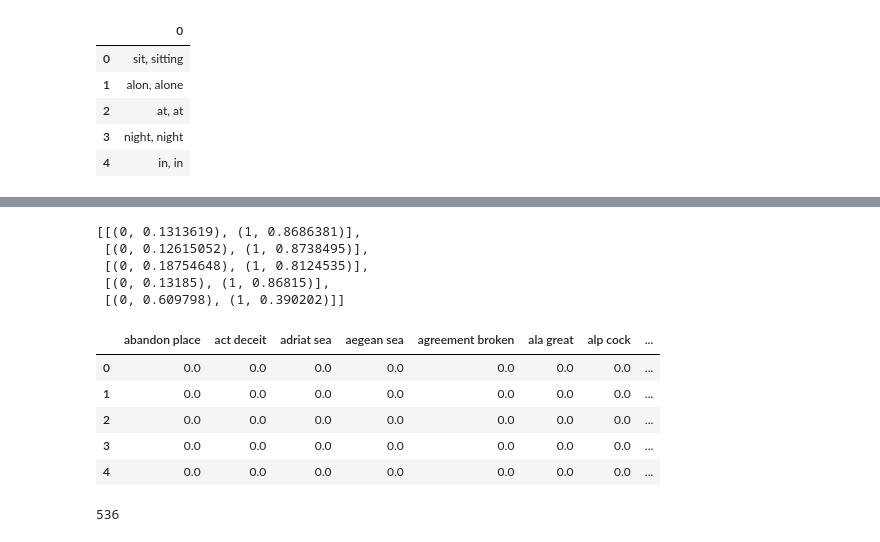
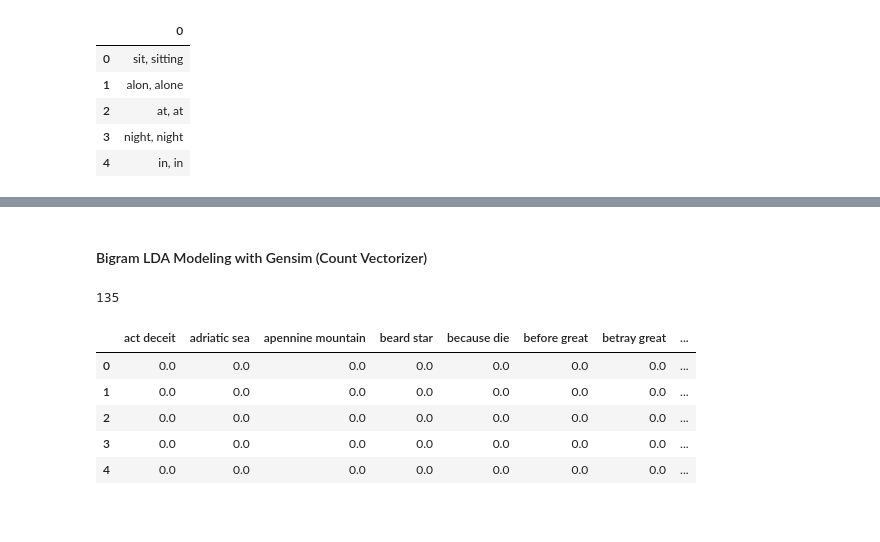
Before and after one commit to cyaris/nostradamus_prophecies, a Jupyter notebook: Nostradamus NLTK.ipynb, the cells around one changed output, grey strips where cells are left out. Saved outputs shown, nothing was run; the diff lists cells and outputs as text; code cells hidden in the pictures; blank space fills up the shorter version.

```diff
--- a/Nostradamus NLTK.ipynb
+++ b/Nostradamus NLTK.ipynb
@@ -40,5 +32,0 @@ class LemmaStemTokenizer(object):
-# %%
-def replace(string, substitutions):
-    for i, substitution in enumerate(substitutions):
-        string = deepcopy(([s.replace(list(substitutions.keys())[i], list(substitutions.values())[i]) for s in string]))
-    return string
@@ -177,0 +170,2 @@ tf_cv1_df.head()
+# %%
+tokenized_df_group = pd.read_pickle('tokenized_df_group.pkl')
@@ -234,8 +237,0 @@ lda_docs = [doc for doc in lda_corpus]
-# %%
-lda_docs[0:5]
-# %% [output]
-[[(0, 0.1313619), (1, 0.8686381)],
- [(0, 0.12615052), (1, 0.8738495)],
- [(0, 0.18754648), (1, 0.8124535)],
- [(0, 0.13185), (1, 0.86815)],
- [(0, 0.609798), (1, 0.390202)]]
@@ -258,13 +238,17 @@ tf_cv2_df = pd.DataFrame(X.toarray(), columns = tf_cv2.get_feature_names())
+# %% [markdown]
+#### Bigram LDA Modeling with Gensim (Count Vectorizer)
+# %%
+cv2_df = dtm_bigram(TfidfVectorizer, tokenized_df_group, df['prophecy'], 3)[1]
+# %%
+len(cv2_df.columns)
+# %% [output]
+135
 # %%
-tf_cv2_df.head()
+cv2_df.head()
 # %% [output]
-|  | abandon place | act deceit | adriat sea | aegean sea | agreement broken | ala great | alp cock | ... |
+|  | act deceit | adriatic sea | apennine mountain | beard star | because die | before great | betray great | ... |
 | 0 | 0.0 | 0.0 | 0.0 | 0.0 | 0.0 | 0.0 | 0.0 | ... |
 | 1 | 0.0 | 0.0 | 0.0 | 0.0 | 0.0 | 0.0 | 0.0 | ... |
 | 2 | 0.0 | 0.0 | 0.0 | 0.0 | 0.0 | 0.0 | 0.0 | ... |
 | 3 | 0.0 | 0.0 | 0.0 | 0.0 | 0.0 | 0.0 | 0.0 | ... |
 | 4 | 0.0 | 0.0 | 0.0 | 0.0 | 0.0 | 0.0 | 0.0 | ... |
-# %%
-len(tf_cv2_df.columns)
-# %% [output]
-536
```
Also changed, not shown: parts of 87 cells of this notebook, 2 other files.
